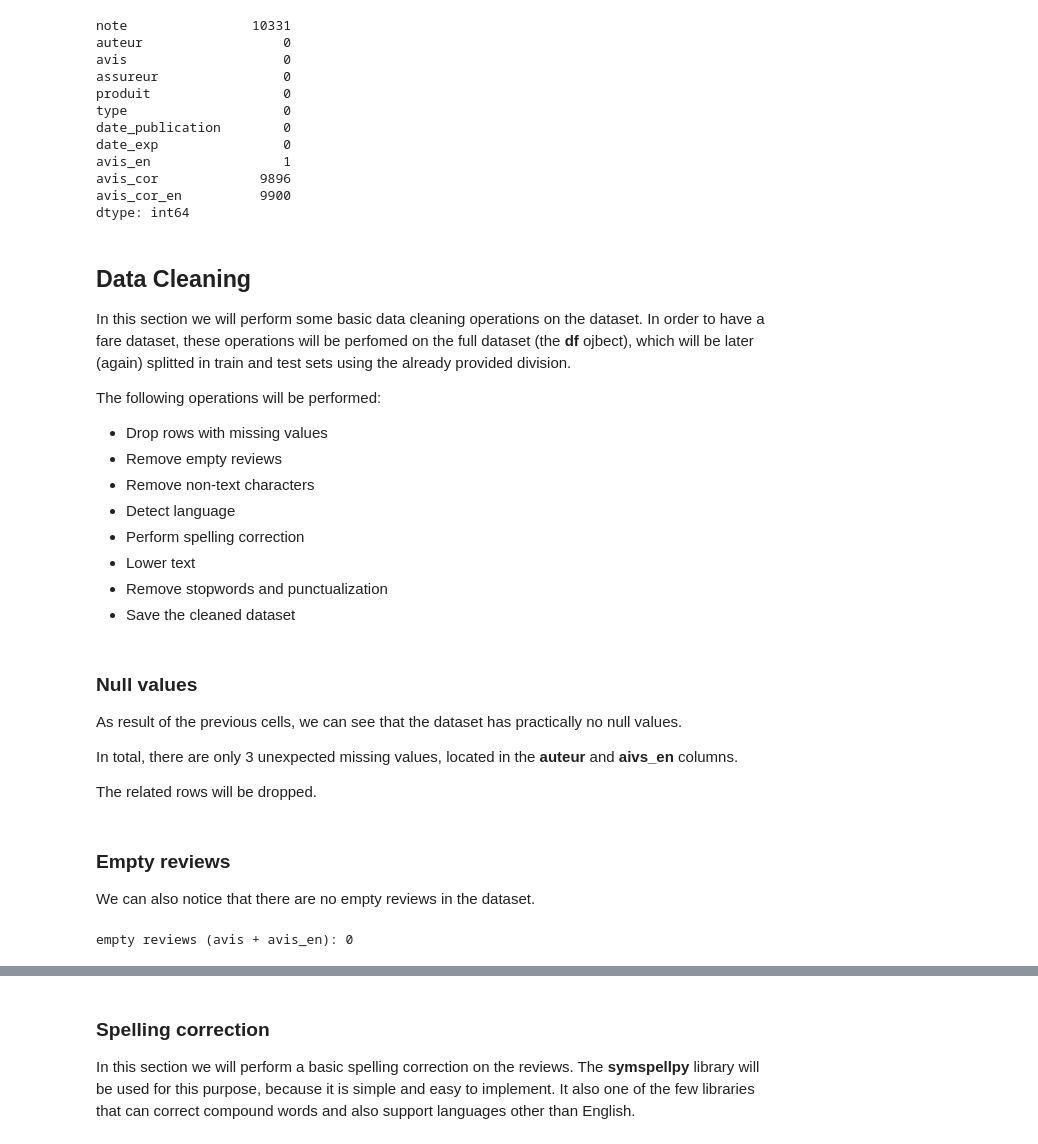
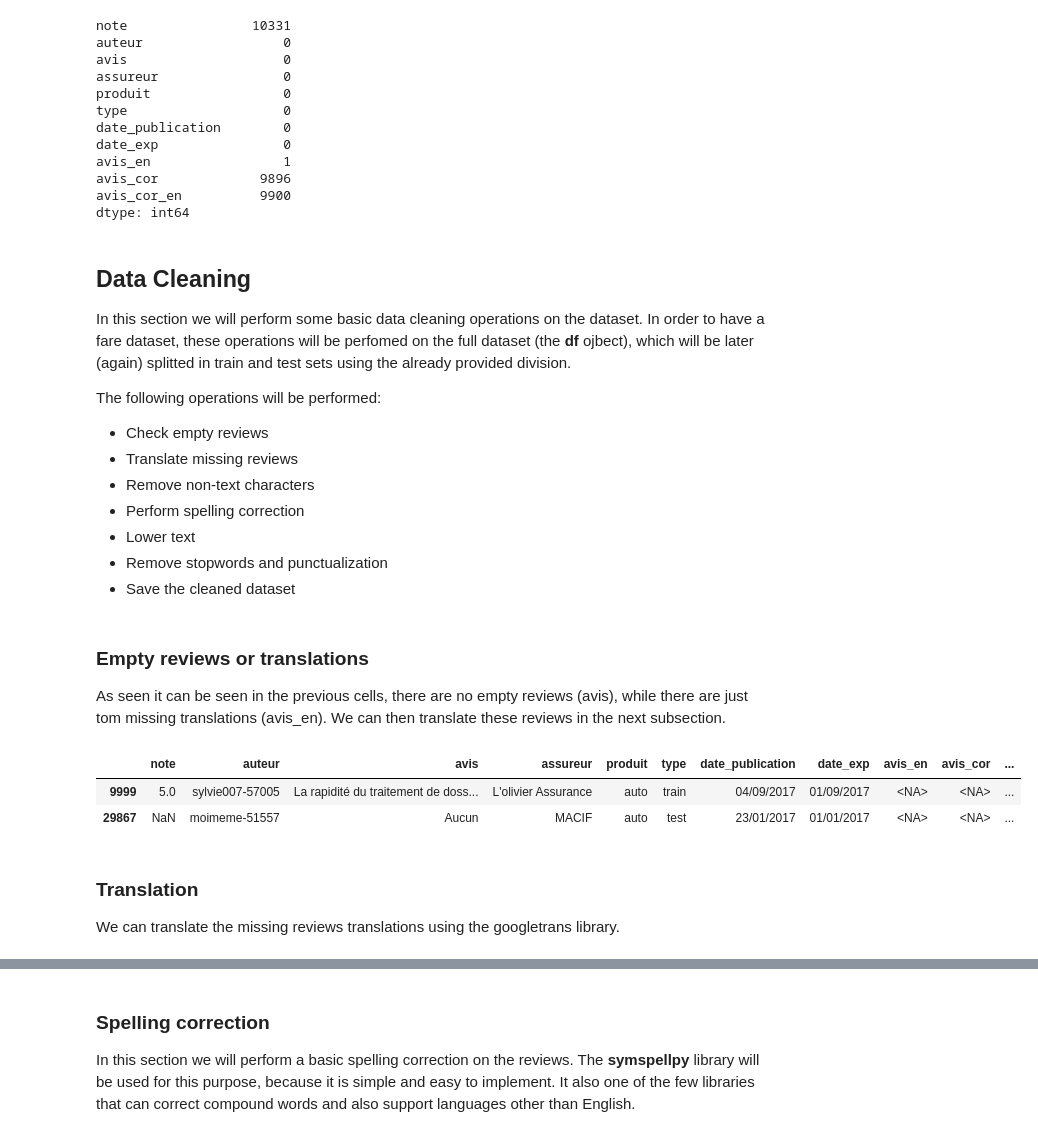
Before and after one commit to MarcoRiva6/ML4NLP-project2, a Jupyter notebook: model_development.ipynb, the cells around one changed output, grey strips where cells are left out. Cells and saved outputs as stored; diff of their text form; code cells hidden in the pictures.

Commit message:
fix translation

```diff
--- a/model_development.ipynb
+++ b/model_development.ipynb
@@ -177,29 +177,24 @@ dtype: int64
 In this section we will perform some basic data cleaning operations on the dataset. In order to have a fare dataset, these operations will be perfomed on the full dataset (the **df** ojbect), which will be later (again) splitted in train and test sets using the already provided division.
 
 The following operations will be performed:
-- Drop rows with missing values
-- Remove empty reviews
+- Check empty reviews
+- Translate missing reviews
 - Remove non-text characters
-- Detect language
 - Perform spelling correction
 - Lower text
 - Remove stopwords and punctualization
 - Save the cleaned dataset
-# %% [markdown]
-### Null values
-
-As result of the previous cells, we can see that the dataset has practically no null values.
-
-In total, there are only 3 unexpected missing values, located in the **auteur** and **aivs_en** columns.
-
-The related rows will be dropped.
-# %%
-df = df.dropna(subset=['auteur', 'avis_en'])
 # %% [markdown]
-### Empty reviews
+### Empty reviews or translations
 
-We can also notice that there are no empty reviews in the dataset.
+As seen it can be seen in the previous cells, there are no empty reviews (avis), while there are just tom missing translations (avis_en). We can then translate these reviews in the next subsection.
-# %%
-print('empty reviews (avis + avis_en):', len(df_train[df_train['avis'] == '']) + len(df_train[df_train['avis_en'] == '']))
-# %% [output]
-empty reviews (avis + avis_en): 0
+# %%
+df[df['avis_en'].isna()]
+# %% [output]
+|  | note | auteur | avis | assureur | produit | type | date_publication | date_exp | avis_en | avis_cor | ... |
+| 9999 | 5.0 | sylvie007-57005 | La rapidité du traitement de doss... | L'olivier Assurance | auto | train | 04/09/2017 | 01/09/2017 | <NA> | <NA> | ... |
+| 29867 | NaN | moimeme-51557 | Aucun | MACIF | auto | test | 23/01/2017 | 01/01/2017 | <NA> | <NA> | ... |
+# %% [markdown]
+### Translation
+
+We can translate the missing reviews translations using the googletrans library.
```
Also changed, not shown: parts of 10 cells of this notebook.
